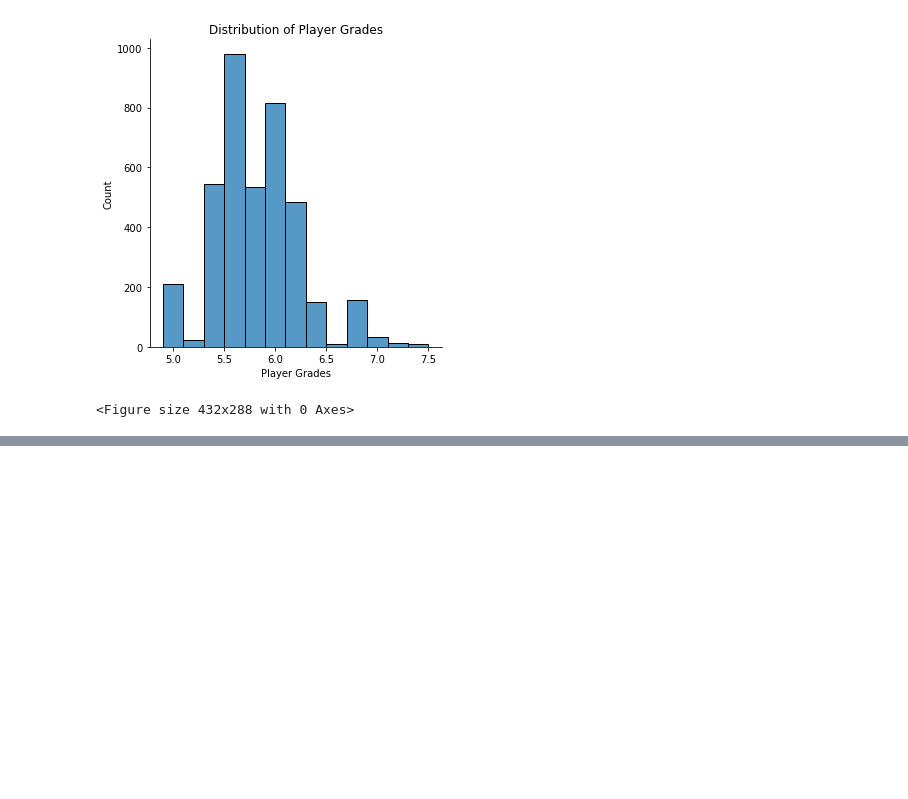
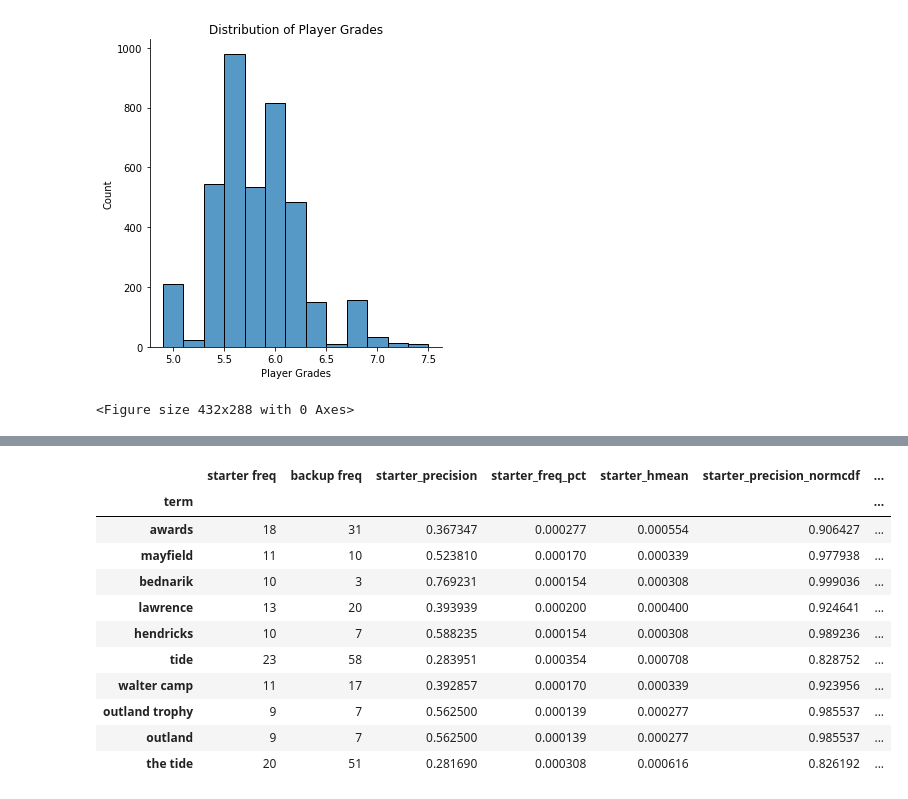
Before and after one commit to tbryan2/nfl-prospects-nlp, a Jupyter notebook: eda.ipynb, the cells around one changed output, grey strips where cells are left out. Cells and saved outputs as stored; diff of their text form; code cells hidden in the pictures; blank space fills up the shorter version.

```diff
--- a/eda.ipynb
+++ b/eda.ipynb
@@ -84,0 +64,13 @@ AttributeError: 'str' object has no attribute 'sents'
+# %%
+# Create a new column, called Prospect Class
+# If the player's grade is Year One Starter or better, the player is NFL Ready, else Not NFL Ready
+df['Player Class'] = np.where(df['Player Grades'] >= 6.7, 'starter', 'backup')
+# %%
+# Create a corpus
+corpus = st.CorpusFromPandas(df,
+                                category_col='Player Class',
+                                text_col='Player Bio',
+                                nlp=st.whitespace_nlp_with_sentences).build()
+# %%
+# Create a term frequency DataFrame
+term_freq_df = corpus.get_term_freq_df()
@@ -84,0 +94,7 @@ AttributeError: 'str' object has no attribute 'sents'
+# %%
+term_freq_df['starter_precision'] = term_freq_df['starter freq'] * 1./(term_freq_df['starter freq'] + term_freq_df['backup freq'])
+term_freq_df['starter_freq_pct'] = term_freq_df['starter freq'] * 1./term_freq_df['starter freq'].sum()
+term_freq_df['starter_hmean'] = term_freq_df.apply(lambda x: (hmean([x['starter_precision'], x['starter_freq_pct']])
+                                                                   if x['starter_precision'] > 0 and x['starter_freq_pct'] > 0
+                                                                   else 0), axis=1)
+term_freq_df.sort_values(by='starter_hmean', ascending=False).iloc[:10]
@@ -84,0 +114,22 @@ AttributeError: 'str' object has no attribute 'sents'
+# %%
+def normcdf(x):
+    return norm.cdf(x, x.mean(), x.std())
+
+
+term_freq_df['starter_precision_normcdf'] = normcdf(term_freq_df['starter_precision'])
+term_freq_df['starter_freq_pct_normcdf'] = normcdf(term_freq_df['starter_freq_pct'])
+term_freq_df['starter_scaled_f_score'] = hmean([term_freq_df['starter_precision_normcdf'], term_freq_df['starter_freq_pct_normcdf']])
+term_freq_df.sort_values(by='starter_scaled_f_score', ascending=False).iloc[:10]
+# %% [output]
+|  | starter freq | backup freq | starter_precision | starter_freq_pct | starter_hmean | starter_precision_normcdf | ... |
+| term |  |  |  |  |  |  | ... |
+| awards | 18 | 31 | 0.367347 | 0.000277 | 0.000554 | 0.906427 | ... |
+| mayfield | 11 | 10 | 0.523810 | 0.000170 | 0.000339 | 0.977938 | ... |
+| bednarik | 10 | 3 | 0.769231 | 0.000154 | 0.000308 | 0.999036 | ... |
+| lawrence | 13 | 20 | 0.393939 | 0.000200 | 0.000400 | 0.924641 | ... |
+| hendricks | 10 | 7 | 0.588235 | 0.000154 | 0.000308 | 0.989236 | ... |
+| tide | 23 | 58 | 0.283951 | 0.000354 | 0.000708 | 0.828752 | ... |
+| walter camp | 11 | 17 | 0.392857 | 0.000170 | 0.000339 | 0.923956 | ... |
+| outland trophy | 9 | 7 | 0.562500 | 0.000139 | 0.000277 | 0.985537 | ... |
+| outland | 9 | 7 | 0.562500 | 0.000139 | 0.000277 | 0.985537 | ... |
+| the tide | 20 | 51 | 0.281690 | 0.000308 | 0.000616 | 0.826192 | ... |
```
Also changed, not shown: parts of 11 cells of this notebook, 4 other files.
